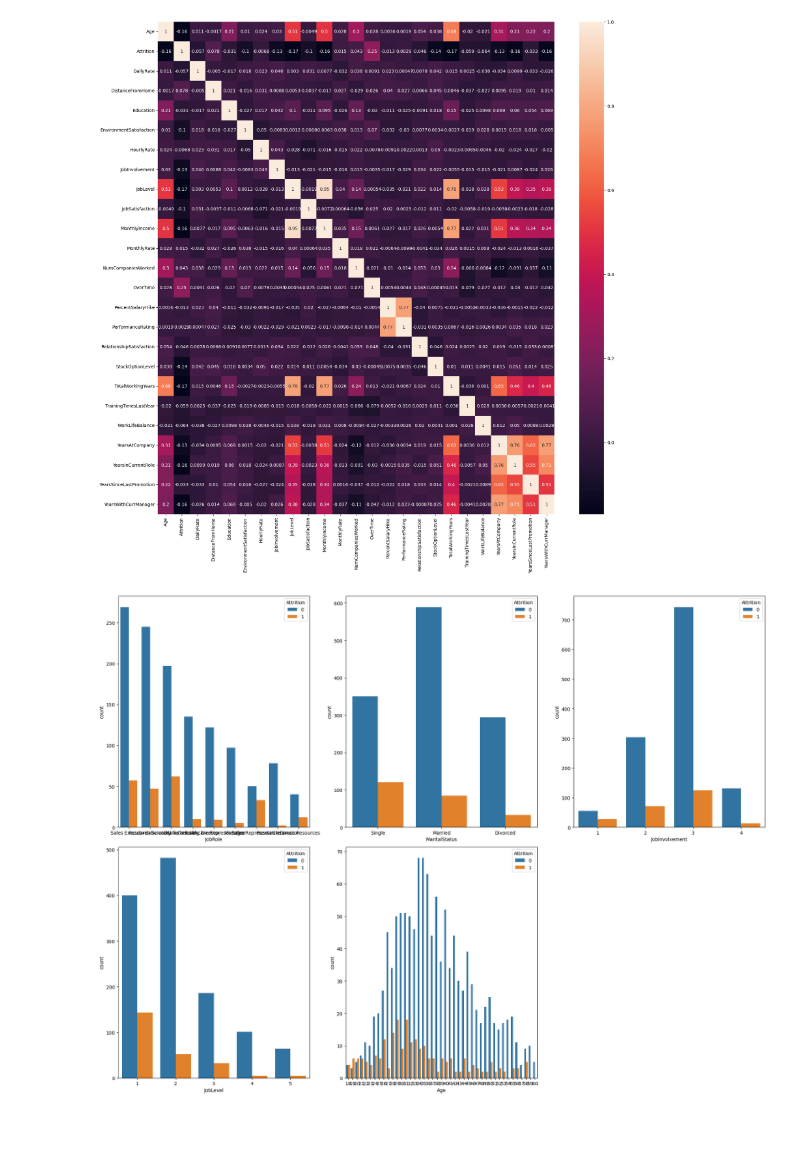
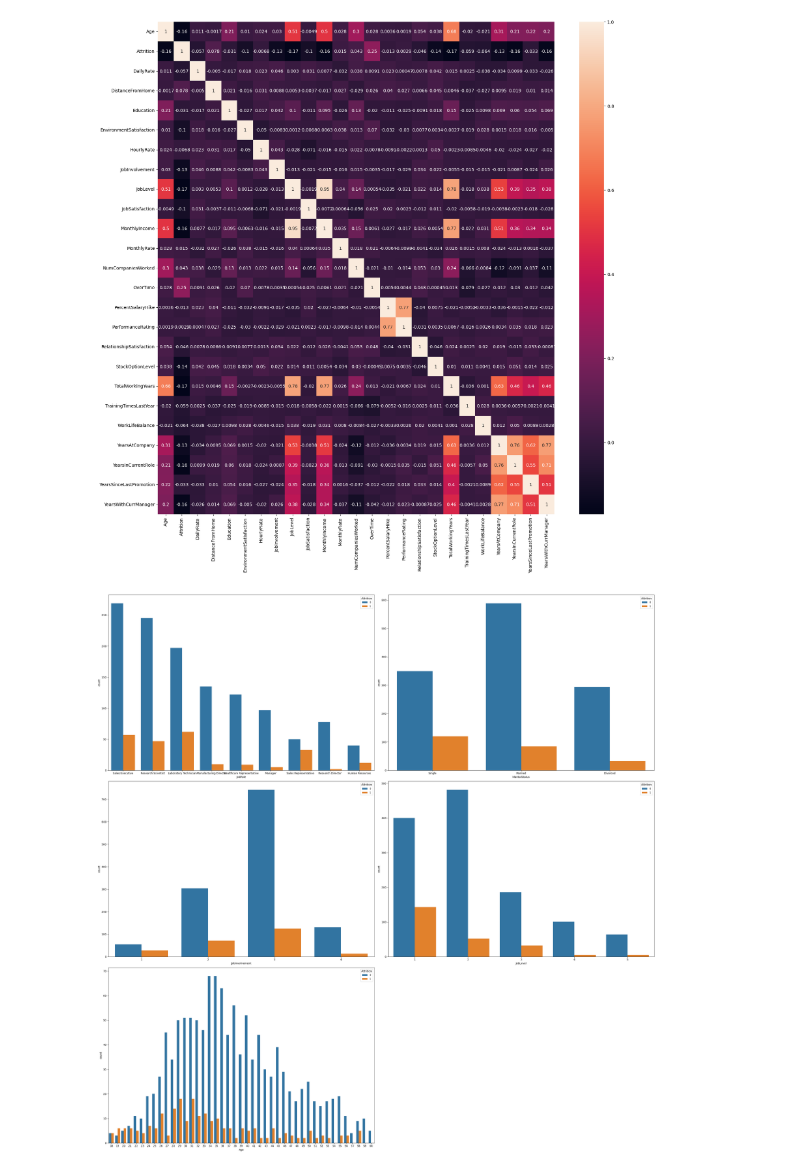
Before and after one commit to gorkemvci/DataScienceforBusiness, a Jupyter notebook: DataScienceforHR_dept.ipynb, the cells around one changed output. Cells and saved outputs as stored; diff of their text form; code cells hidden in the pictures; blank space fills up the shorter version.

```diff
--- a/DataScienceforHR_dept.ipynb
+++ b/DataScienceforHR_dept.ipynb
@@ -129,25 +127,25 @@ sns.heatmap(correlations, annot = True)
 # %%
 import matplotlib.pyplot as plt
 import seaborn as sns
 
-plt.figure(figsize=(20, 15))
+plt.figure(figsize=(30, 30))
 
-plt.subplot(231)
+plt.subplot(321)
 sns.countplot(x='JobRole', hue='Attrition', data=df)
 
-plt.subplot(232)
+plt.subplot(322)
 sns.countplot(x='MaritalStatus', hue='Attrition', data=df)
 
-plt.subplot(233)
+plt.subplot(323)
 sns.countplot(x='JobInvolvement', hue='Attrition', data=df)
 
-plt.subplot(234)
+plt.subplot(324)
 sns.countplot(x='JobLevel', hue='Attrition', data=df)
 
-plt.subplot(235)
+plt.subplot(325)
 sns.countplot(x='Age', hue='Attrition', data=df)
 
 plt.tight_layout()
 plt.show()
 # %% [output]
-[figure, old version]
+[figure, new version]
```
Also changed, not shown: parts of 26 cells of this notebook.
